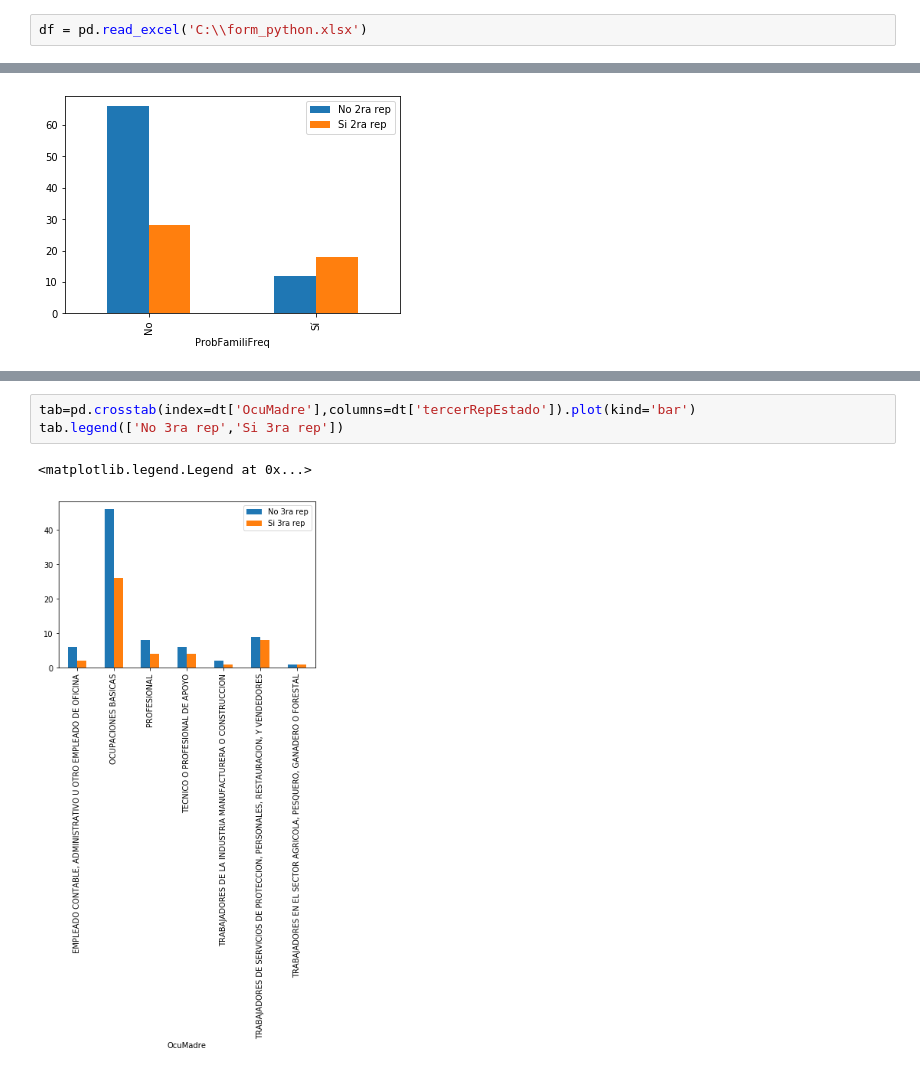
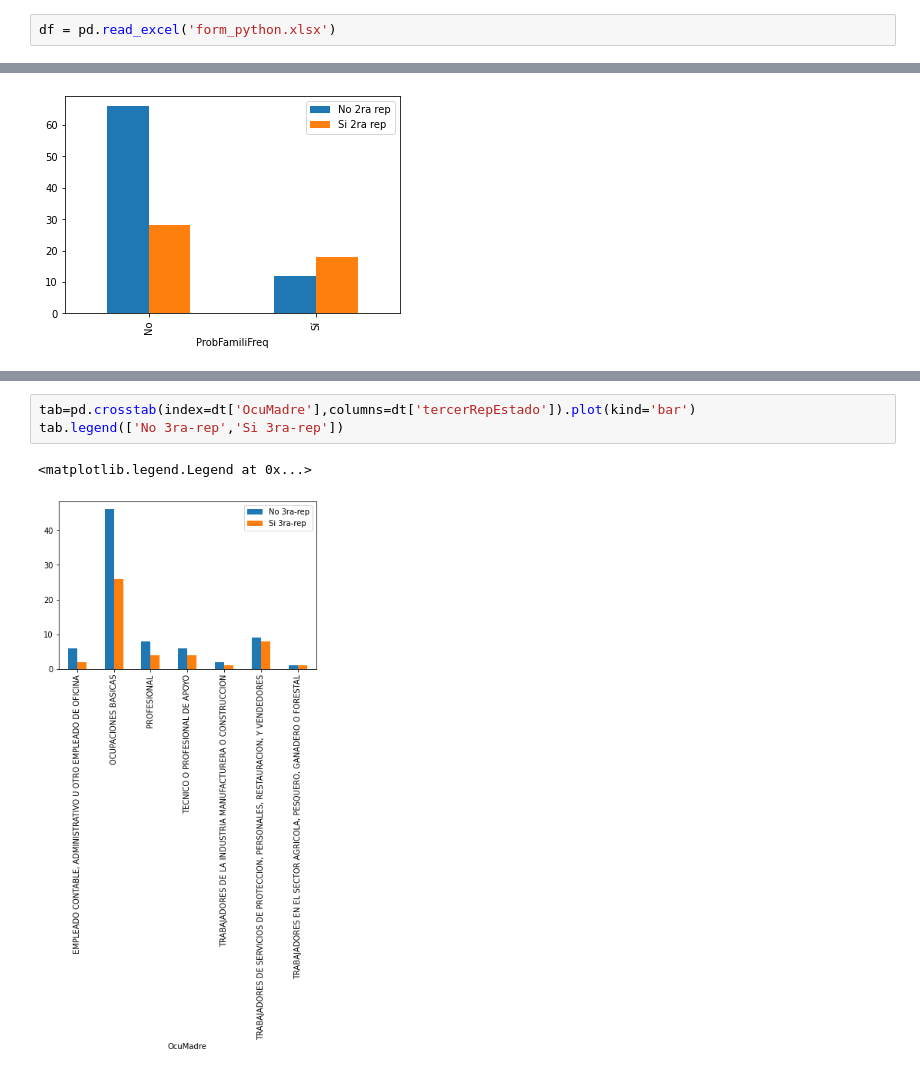
Before and after one commit to ochese/Testpy, a Jupyter notebook: Untitled.ipynb, the cells around one changed output, grey strips where cells are left out. Cells and saved outputs as stored; diff of their text form.

```diff
--- a/Untitled.ipynb
+++ b/Untitled.ipynb
@@ -2,7 +4,7 @@
 import pandas as pd
 import numpy as np
 # %%
-df = pd.read_excel('C:\\form_python.xlsx')
+df = pd.read_excel('form_python.xlsx')
 # %%
 df.head(5)
 # %% [output]
@@ -902,6 +897,6 @@ tab.legend(['No 3ra rep','Si 3ra rep'])
 # %%
 tab=pd.crosstab(index=dt['OcuMadre'],columns=dt['tercerRepEstado']).plot(kind='bar')
-tab.legend(['No 3ra rep','Si 3ra rep'])
+tab.legend(['No 3ra-rep','Si 3ra-rep'])
 # %% [output]
 <matplotlib.legend.Legend at 0x...>
-[figure, old version]
+[figure, new version]
```
Also changed, not shown: parts of 22 cells of this notebook.
